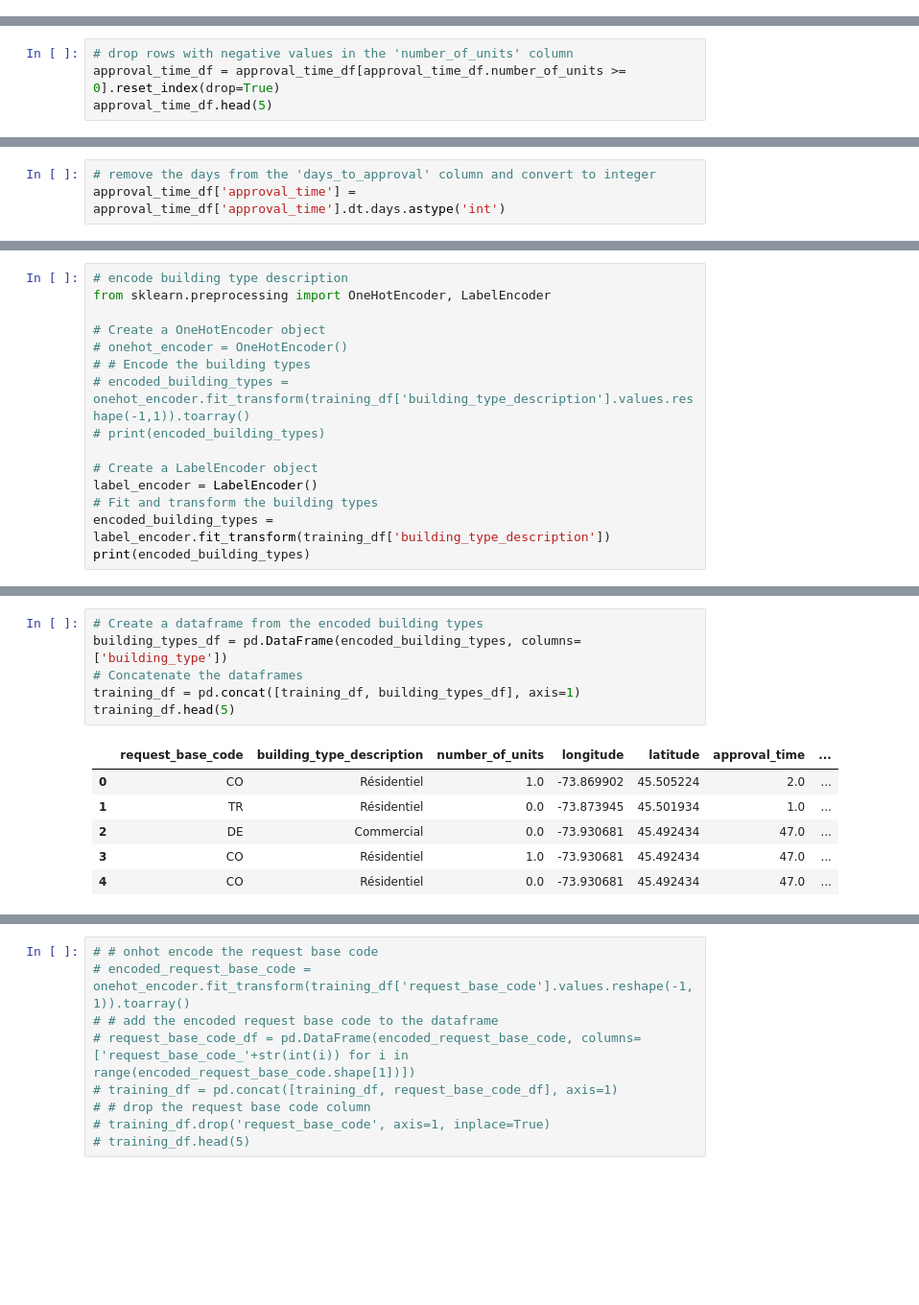
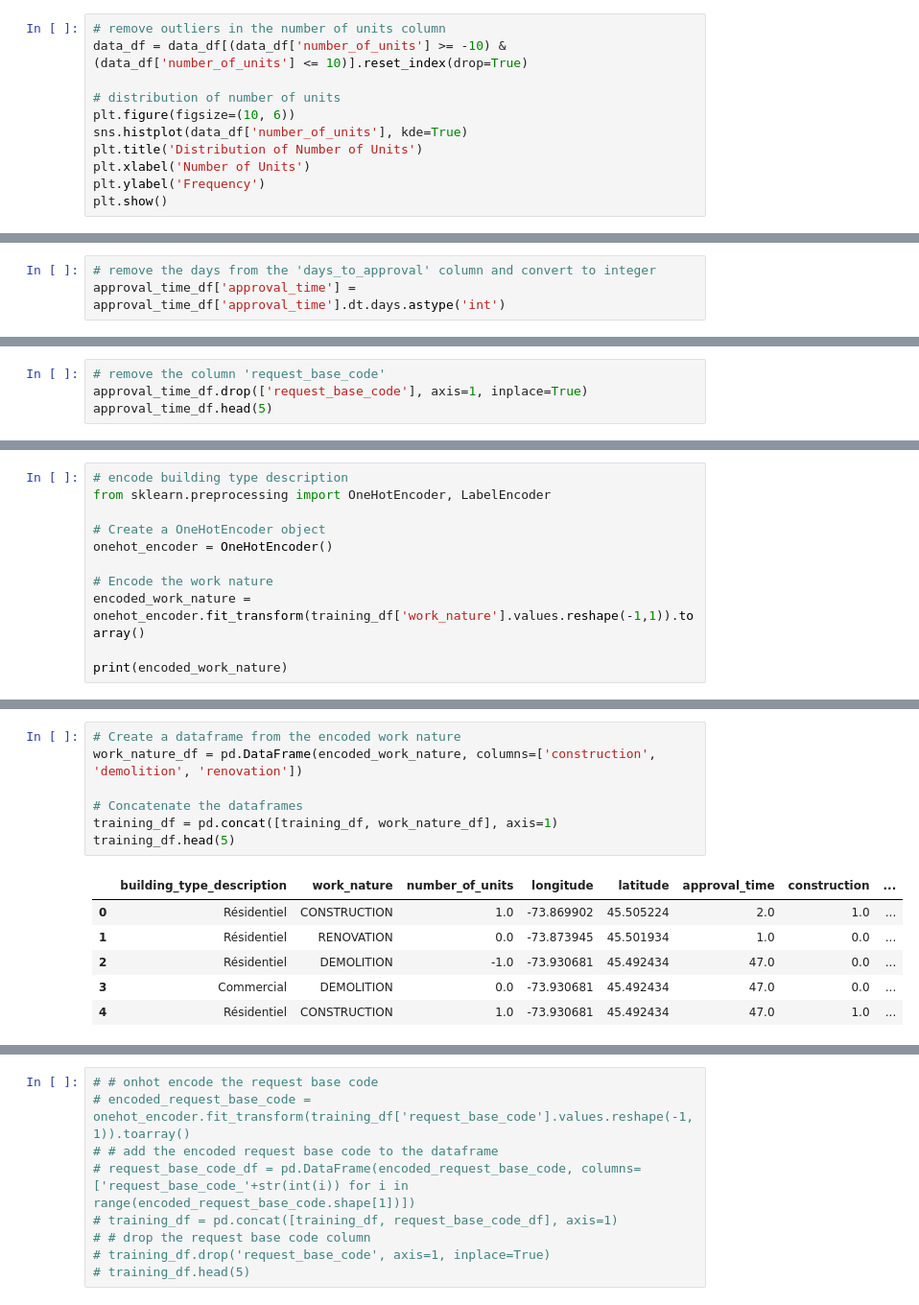
Before and after one commit to bhargobdeka/Real-estate-ML, a Jupyter notebook: notebooks/construction-EDA.ipynb, the cells around one changed output, grey strips where cells are left out. Shown: that part at 96% size. Drawn from its saved outputs; the diff is of its cells as text; blank space fills up the shorter version.

Commit message:
Training Notebook

```diff
--- a/notebooks/construction-EDA.ipynb
+++ b/notebooks/construction-EDA.ipynb
@@ -48,0 +119,11 @@ data_df.head(5)
+# %%
+# remove outliers in the number of units column
+data_df = data_df[(data_df['number_of_units'] >= -10) & (data_df['number_of_units'] <= 10)].reset_index(drop=True)
+
+# distribution of number of units
+plt.figure(figsize=(10, 6))
+sns.histplot(data_df['number_of_units'], kde=True)
+plt.title('Distribution of Number of Units')
+plt.xlabel('Number of Units')
+plt.ylabel('Frequency')
+plt.show()
@@ -63,4 +145,0 @@ approval_time_df.head(5)
-# %%
-# drop rows with negative values in the 'number_of_units' column
-approval_time_df = approval_time_df[approval_time_df.number_of_units >= 0].reset_index(drop=True)
-approval_time_df.head(5)
@@ -124,0 +190,4 @@ approval_time_df.head(5)
+# %%
+# remove the column 'request_base_code'
+approval_time_df.drop(['request_base_code'], axis=1, inplace=True)
+approval_time_df.head(5)
@@ -143,14 +219,10 @@ testing_df.to_csv('../data/testing.csv', index=False)
 from sklearn.preprocessing import OneHotEncoder, LabelEncoder
 
 # Create a OneHotEncoder object
-# onehot_encoder = OneHotEncoder()
-# # Encode the building types
-# encoded_building_types = onehot_encoder.fit_transform(training_df['building_type_description'].values.reshape(-1,1)).toarray()
-# print(encoded_building_types)
+onehot_encoder = OneHotEncoder()
 
-# Create a LabelEncoder object
-label_encoder = LabelEncoder()
-# Fit and transform the building types
-encoded_building_types = label_encoder.fit_transform(training_df['building_type_description'])
-print(encoded_building_types)
+# Encode the work nature
+encoded_work_nature = onehot_encoder.fit_transform(training_df['work_nature'].values.reshape(-1,1)).toarray()
+
+print(encoded_work_nature)
 # %% [output]
@@ -158,14 +252,15 @@ print(encoded_building_types)
 # %%
-# Create a dataframe from the encoded building types
-building_types_df = pd.DataFrame(encoded_building_types, columns=['building_type'])
+# Create a dataframe from the encoded work nature
+work_nature_df = pd.DataFrame(encoded_work_nature, columns=['construction', 'demolition', 'renovation'])
+
 # Concatenate the dataframes
-training_df = pd.concat([training_df, building_types_df], axis=1)
+training_df = pd.concat([training_df, work_nature_df], axis=1)
 training_df.head(5)
 # %% [output]
-|  | request_base_code | building_type_description | number_of_units | longitude | latitude | approval_time | ... |
-| 0 | CO | Résidentiel | 1.0 | -73.869902 | 45.505224 | 2.0 | ... |
-| 1 | TR | Résidentiel | 0.0 | -73.873945 | 45.501934 | 1.0 | ... |
-| 2 | DE | Commercial | 0.0 | -73.930681 | 45.492434 | 47.0 | ... |
-| 3 | CO | Résidentiel | 1.0 | -73.930681 | 45.492434 | 47.0 | ... |
-| 4 | CO | Résidentiel | 0.0 | -73.930681 | 45.492434 | 47.0 | ... |
+|  | building_type_description | work_nature | number_of_units | longitude | latitude | approval_time | construction | ... |
+| 0 | Résidentiel | CONSTRUCTION | 1.0 | -73.869902 | 45.505224 | 2.0 | 1.0 | ... |
+| 1 | Résidentiel | RENOVATION | 0.0 | -73.873945 | 45.501934 | 1.0 | 0.0 | ... |
+| 2 | Résidentiel | DEMOLITION | -1.0 | -73.930681 | 45.492434 | 47.0 | 0.0 | ... |
+| 3 | Commercial | DEMOLITION | 0.0 | -73.930681 | 45.492434 | 47.0 | 0.0 | ... |
+| 4 | Résidentiel | CONSTRUCTION | 1.0 | -73.930681 | 45.492434 | 47.0 | 1.0 | ... |
 # %%
```
Also changed, not shown: parts of 37 cells of this notebook, 6 other files.
